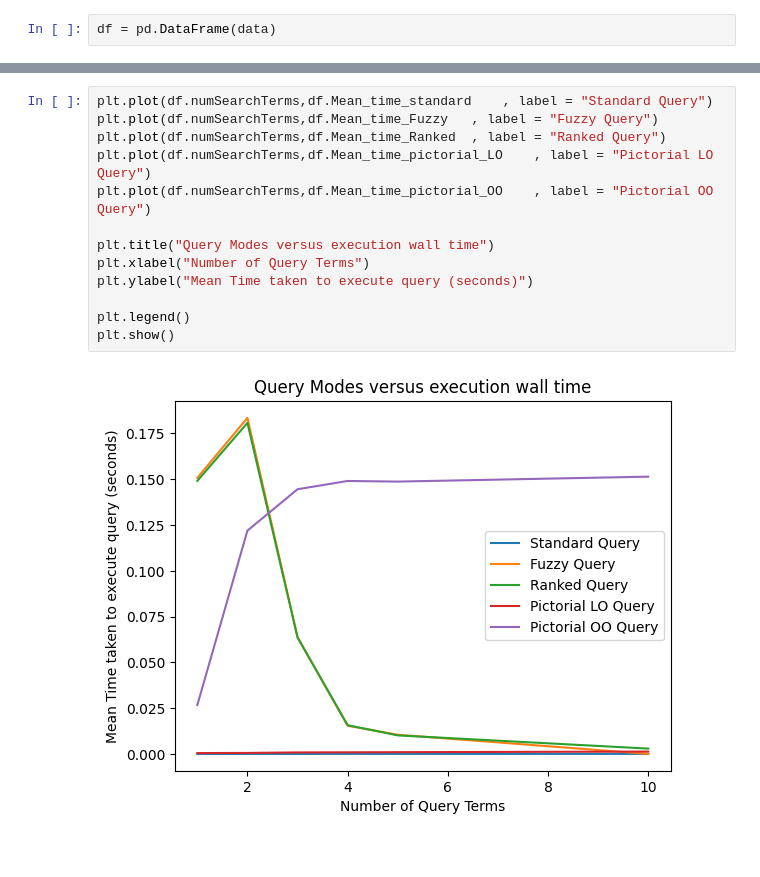
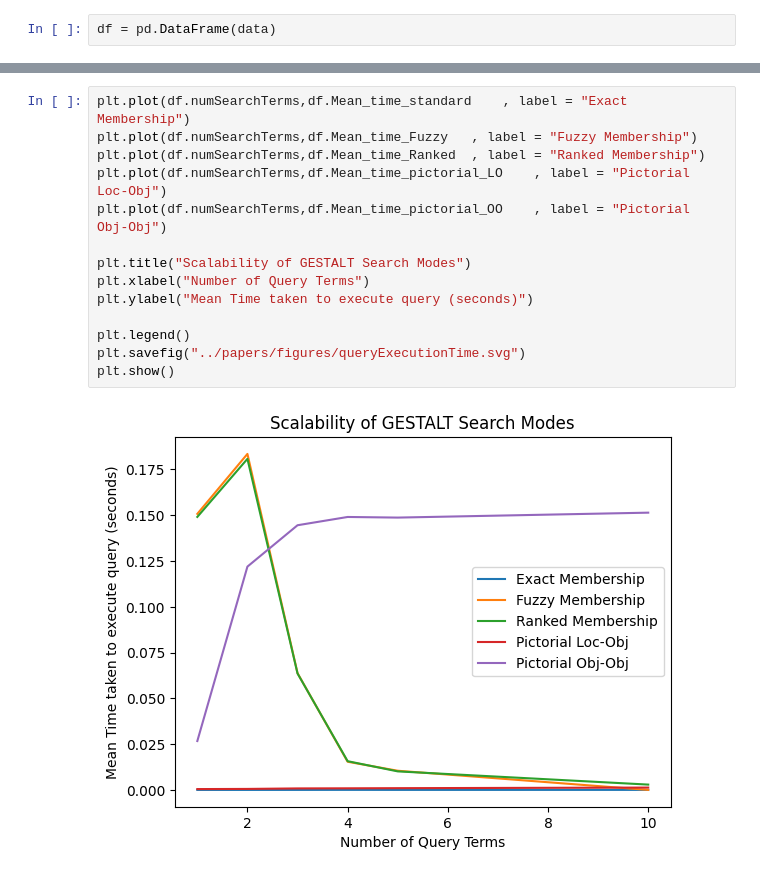
Before and after one commit to osullik/GESTALT, a Jupyter notebook: code/ExperimentResults.ipynb, the cells around one changed output, grey strips where cells are left out. Saved outputs shown, nothing was run; the diff lists cells and outputs as text.

```diff
--- a/code/ExperimentResults.ipynb
+++ b/code/ExperimentResults.ipynb
@@ -75,15 +76,16 @@ plt.show()
 # %%
-plt.plot(df.numSearchTerms,df.Mean_time_standard	, label = "Standard Query")
-plt.plot(df.numSearchTerms,df.Mean_time_Fuzzy	, label = "Fuzzy Query")
-plt.plot(df.numSearchTerms,df.Mean_time_Ranked	, label = "Ranked Query")
-plt.plot(df.numSearchTerms,df.Mean_time_pictorial_LO	, label = "Pictorial LO Query")
-plt.plot(df.numSearchTerms,df.Mean_time_pictorial_OO	, label = "Pictorial OO Query")
+plt.plot(df.numSearchTerms,df.Mean_time_standard	, label = "Exact Membership")
+plt.plot(df.numSearchTerms,df.Mean_time_Fuzzy	, label = "Fuzzy Membership")
+plt.plot(df.numSearchTerms,df.Mean_time_Ranked	, label = "Ranked Membership")
+plt.plot(df.numSearchTerms,df.Mean_time_pictorial_LO	, label = "Pictorial Loc-Obj")
+plt.plot(df.numSearchTerms,df.Mean_time_pictorial_OO	, label = "Pictorial Obj-Obj")
 
-plt.title("Query Modes versus execution wall time")
+plt.title("Scalability of GESTALT Search Modes")
 plt.xlabel("Number of Query Terms")
 plt.ylabel("Mean Time taken to execute query (seconds)")
 
 plt.legend()
+plt.savefig("../papers/figures/queryExecutionTime.svg")
 plt.show()
 # %% [output]
-[figure, old version]
+[figure, new version]
```
Also changed, not shown: parts of 1 cell of this notebook, 2 other files.
